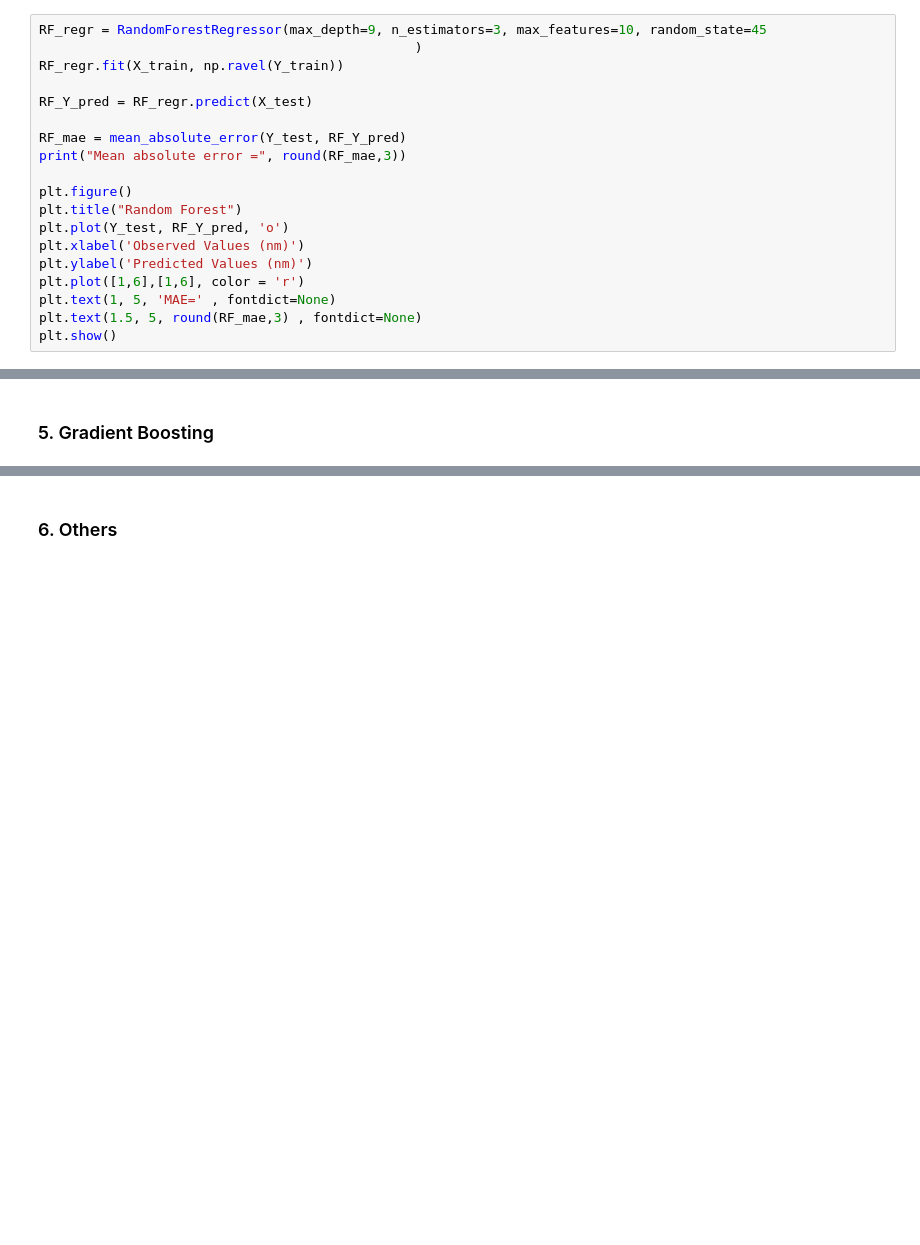
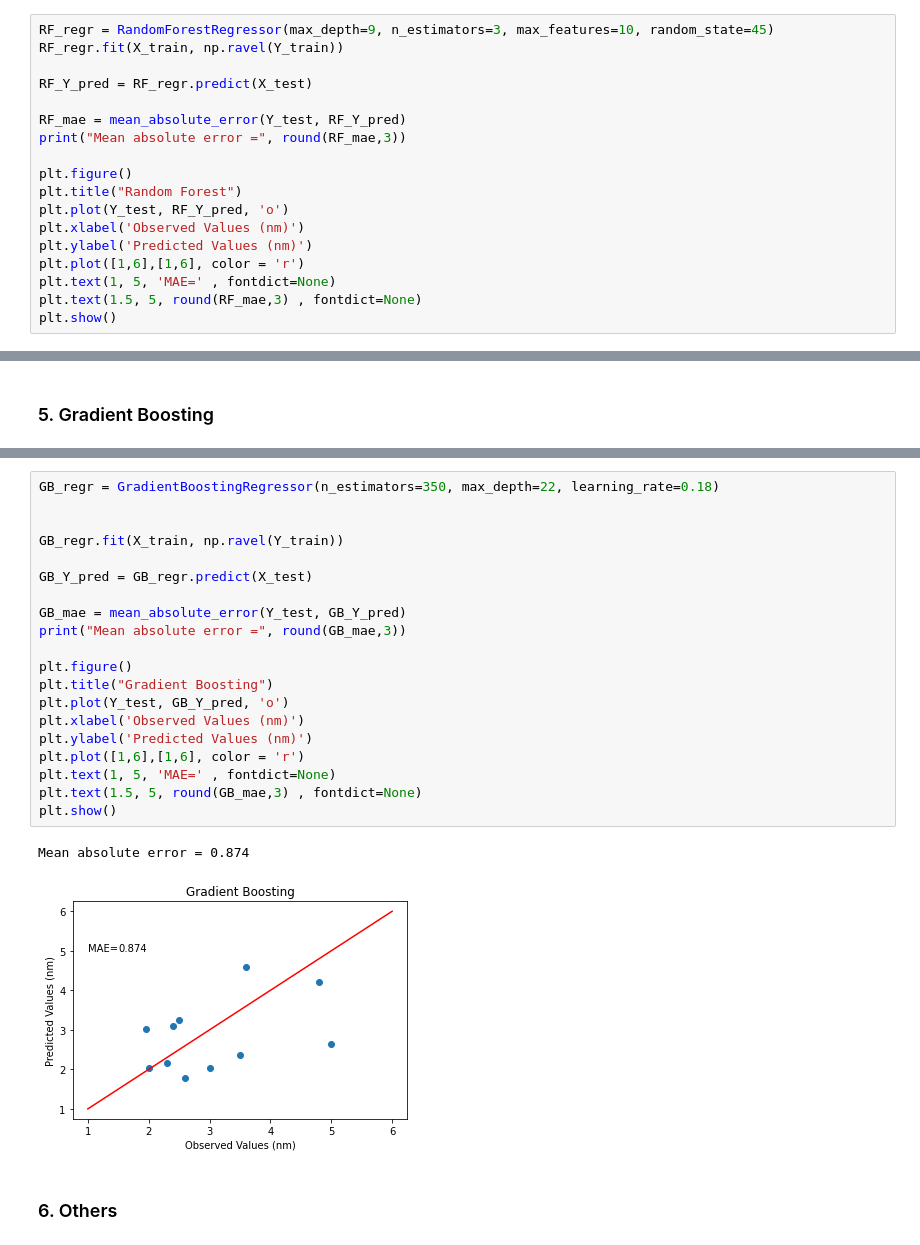
Before and after one commit to anhhaokudo/Cossairt_InP, a Jupyter notebook: notebook/predicting hao's diameter.ipynb, the cells around one changed output, grey strips where cells are left out. Drawn from its saved outputs; the diff is of its cells as text; blank space fills up the shorter version.

```diff
--- a/notebook/predicting hao's diameter.ipynb
+++ b/notebook/predicting hao's diameter.ipynb
@@ -239,8 +239,7 @@ print(min_mae, min_i, min_j, min_k)
 # %% [output]
 0.2945252525252525 9 3 10
 # %%
-RF_regr = RandomForestRegressor(max_depth=9, n_estimators=3, max_features=10, random_state=45
-                                                )
+RF_regr = RandomForestRegressor(max_depth=9, n_estimators=3, max_features=10, random_state=45)
 RF_regr.fit(X_train, np.ravel(Y_train))
 
 RF_Y_pred = RF_regr.predict(X_test)
@@ -313,3 +315,26 @@ print(min_mae, min_i, min_j)
+# %%
+GB_regr = GradientBoostingRegressor(n_estimators=350, max_depth=22, learning_rate=0.18)
+
+
+GB_regr.fit(X_train, np.ravel(Y_train))
+
+GB_Y_pred = GB_regr.predict(X_test)
+
+GB_mae = mean_absolute_error(Y_test, GB_Y_pred)
+print("Mean absolute error =", round(GB_mae,3))
+
+plt.figure()
+plt.title("Gradient Boosting")
+plt.plot(Y_test, GB_Y_pred, 'o')
+plt.xlabel('Observed Values (nm)')
+plt.ylabel('Predicted Values (nm)')
+plt.plot([1,6],[1,6], color = 'r')
+plt.text(1, 5, 'MAE=' , fontdict=None)
+plt.text(1.5, 5, round(GB_mae,3) , fontdict=None)
+plt.show()
+# %% [output]
+Mean absolute error = 0.874
+[figure, added]
 # %% [markdown]
 ### 6. Others
 # %%
```
Also changed, not shown: parts of 2 cells of this notebook, 7 other files.
